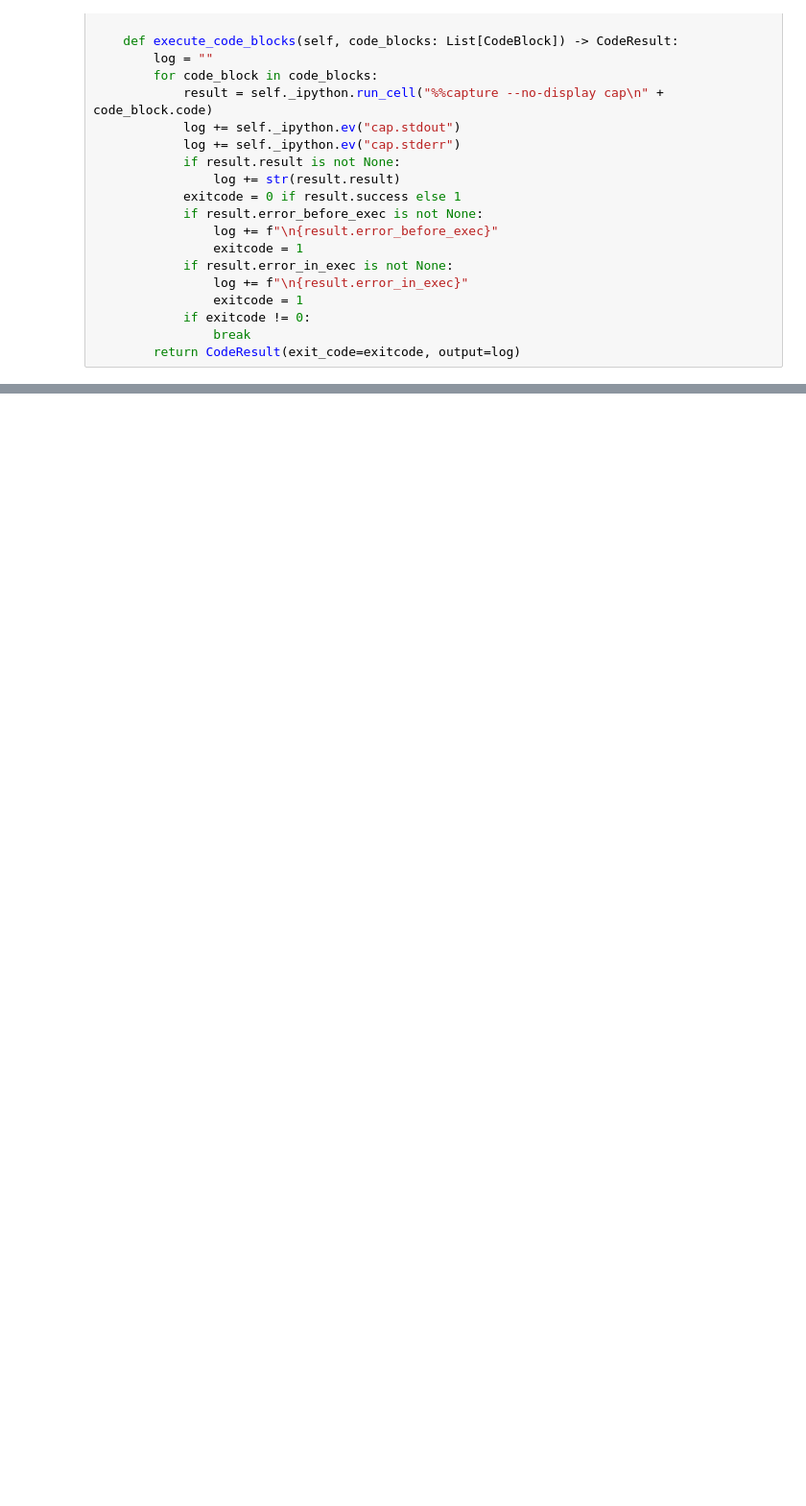
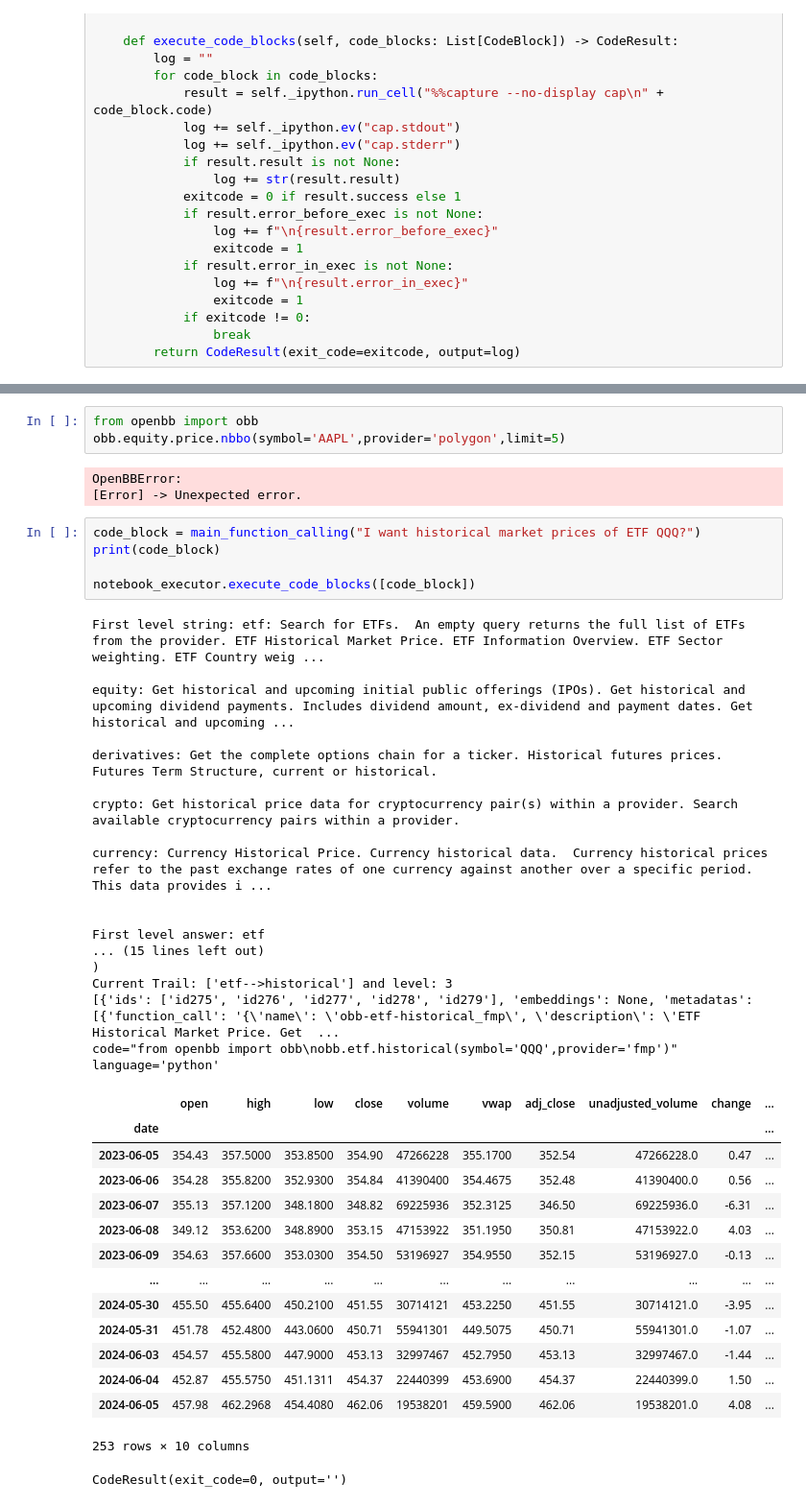
Before and after one commit to Athe-kunal/openbb-agent, a Jupyter notebook: Agent.ipynb, the cells around one changed output, grey strips where cells are left out. Shown at 96% size. Drawn from its saved outputs; the diff is of its cells as text; blank space fills up the shorter version.

```diff
--- a/Agent.ipynb
+++ b/Agent.ipynb
@@ -273,0 +480,44 @@ CodeResult(exit_code=0, output='')
+# %%
+from openbb import obb
+obb.equity.price.nbbo(symbol='AAPL',provider='polygon',limit=5)
+# %% [output]
+OpenBBError:
+[Error] -> Unexpected error.
+# %%
+code_block = main_function_calling("I want historical market prices of ETF QQQ?")
+print(code_block)
+
+notebook_executor.execute_code_blocks([code_block])
+# %% [output]
+First level string: etf: Search for ETFs.  An empty query returns the full list of ETFs from the provider. ETF Historical Market Price. ETF Information Overview. ETF Sector weighting. ETF Country weig ...
+
+equity: Get historical and upcoming initial public offerings (IPOs). Get historical and upcoming dividend payments. Includes dividend amount, ex-dividend and payment dates. Get historical and upcoming ...
+
+derivatives: Get the complete options chain for a ticker. Historical futures prices. Futures Term Structure, current or historical.
+
+crypto: Get historical price data for cryptocurrency pair(s) within a provider. Search available cryptocurrency pairs within a provider.
+
+currency: Currency Historical Price. Currency historical data.  Currency historical prices refer to the past exchange rates of one currency against another over a specific period. This data provides i ...
+
+
+First level answer: etf
+... (15 lines left out)
+)
+Current Trail: ['etf-->historical'] and level: 3
+[{'ids': ['id275', 'id276', 'id277', 'id278', 'id279'], 'embeddings': None, 'metadatas': [{'function_call': '{\'name\': \'obb-etf-historical_fmp\', \'description\': \'ETF Historical Market Price. Get  ...
+code="from openbb import obb\nobb.etf.historical(symbol='QQQ',provider='fmp')" language='python'
+|  | open | high | low | close | volume | vwap | adj_close | unadjusted_volume | change | ... |
+| date |  |  |  |  |  |  |  |  |  | ... |
+| 2023-06-05 | 354.43 | 357.5000 | 353.8500 | 354.90 | 47266228 | 355.1700 | 352.54 | 47266228.0 | 0.47 | ... |
+| 2023-06-06 | 354.28 | 355.8200 | 352.9300 | 354.84 | 41390400 | 354.4675 | 352.48 | 41390400.0 | 0.56 | ... |
+| 2023-06-07 | 355.13 | 357.1200 | 348.1800 | 348.82 | 69225936 | 352.3125 | 346.50 | 69225936.0 | -6.31 | ... |
+| 2023-06-08 | 349.12 | 353.6200 | 348.8900 | 353.15 | 47153922 | 351.1950 | 350.81 | 47153922.0 | 4.03 | ... |
+| 2023-06-09 | 354.63 | 357.6600 | 353.0300 | 354.50 | 53196927 | 354.9550 | 352.15 | 53196927.0 | -0.13 | ... |
+| ... | ... | ... | ... | ... | ... | ... | ... | ... | ... | ... |
+| 2024-05-30 | 455.50 | 455.6400 | 450.2100 | 451.55 | 30714121 | 453.2250 | 451.55 | 30714121.0 | -3.95 | ... |
+| 2024-05-31 | 451.78 | 452.4800 | 443.0600 | 450.71 | 55941301 | 449.5075 | 450.71 | 55941301.0 | -1.07 | ... |
+| 2024-06-03 | 454.57 | 455.5800 | 447.9000 | 453.13 | 32997467 | 452.7950 | 453.13 | 32997467.0 | -1.44 | ... |
+| 2024-06-04 | 452.87 | 455.5750 | 451.1311 | 454.37 | 22440399 | 453.6900 | 454.37 | 22440399.0 | 1.50 | ... |
+| 2024-06-05 | 457.98 | 462.2968 | 454.4080 | 462.06 | 19538201 | 459.5900 | 462.06 | 19538201.0 | 4.08 | ... |
+253 rows × 10 columns
+CodeResult(exit_code=0, output='')
```
Also changed, not shown: parts of 33 cells of this notebook, 1 other file.
